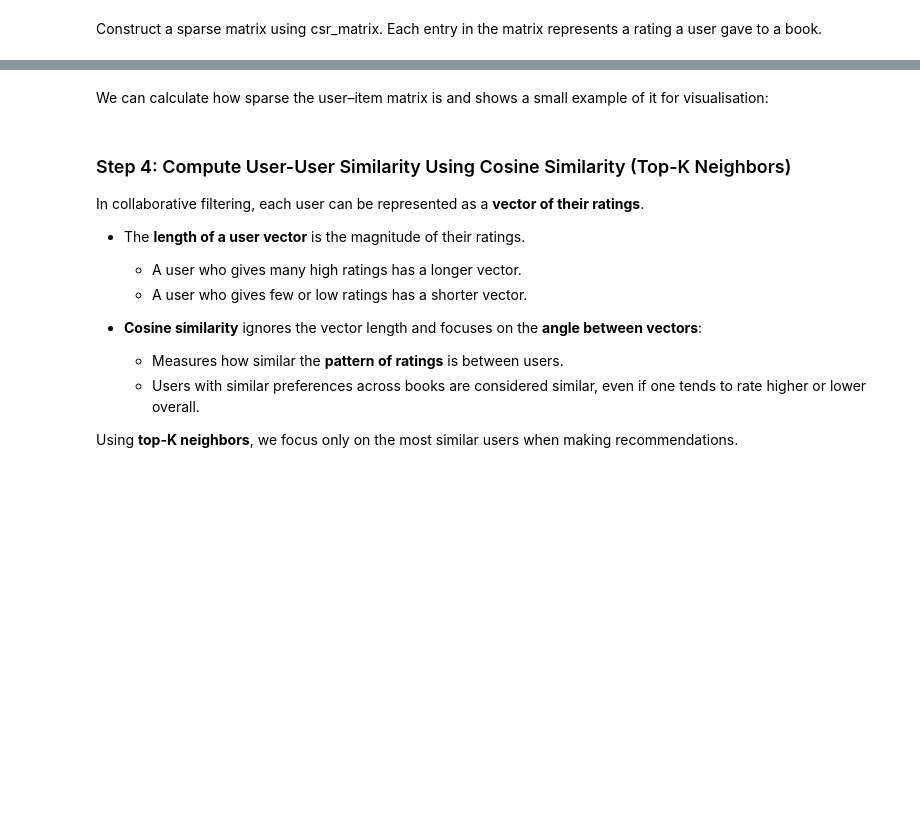
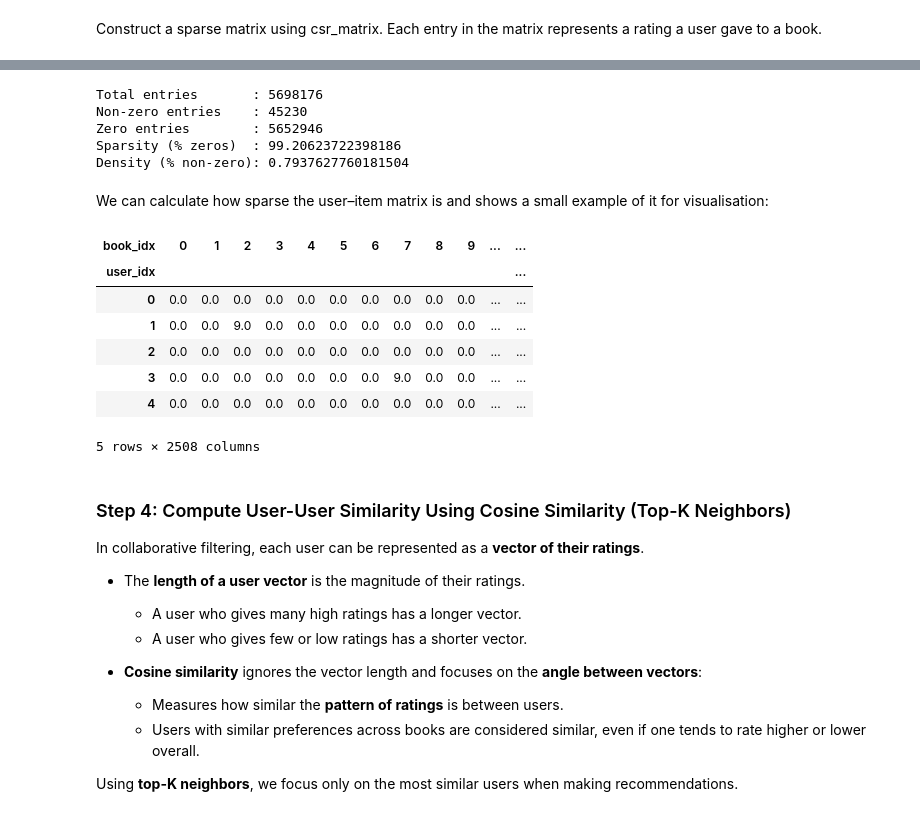
Before and after one commit to saricmilos/what-else-should-I-read, a Jupyter notebook: notebooks/collaborative_filtering.ipynb, the cells around one changed output, grey strips where cells are left out. Drawn from its saved outputs; the diff is of its cells as text; code cells hidden in the pictures; blank space fills up the shorter version.

```diff
--- a/notebooks/collaborative_filtering.ipynb
+++ b/notebooks/collaborative_filtering.ipynb
@@ -305,18 +393,46 @@ train_matrix = csr_matrix(
      (train_df['user_idx'], train_df['book_idx'])),
     shape=(num_users, num_items)
 )
+# %%
+# Total possible entries
+total_entries = train_matrix.shape[0] * train_matrix.shape[1]
+
+# Number of non-zero entries (actual ratings)
+nonzero_entries = train_matrix.nnz
+
+# Zero entries
+zero_entries = total_entries - nonzero_entries
+
+print("Total entries       :", total_entries)
+print("Non-zero entries    :", nonzero_entries)
+print("Zero entries        :", zero_entries)
+
+# Optional: percentage
+print("Sparsity (% zeros)  :", zero_entries / total_entries * 100)
+print("Density (% non-zero):", nonzero_entries / total_entries * 100)
+# %% [output]
+Total entries       : 5698176
+Non-zero entries    : 45230
+Zero entries        : 5652946
+Sparsity (% zeros)  : 99.20623722398186
+Density (% non-zero): 0.7937627760181504
 # %% [markdown]
 We can calculate how sparse the user–item matrix is and shows a small example of it for visualisation:
 # %%
-# Density = proportion of filled ratings
-density = train_matrix.count_nonzero() / (num_users * num_items)
-print(f"Matrix density: {density:.4f}")
-
 # Show a small dense sample (for inspection only)
 train_dense_sample = train_df.pivot_table(
     index='user_idx', columns='book_idx', values='book_rating'
 ).fillna(0)
 train_dense_sample.head()
+# %% [output]
+| book_idx | 0 | 1 | 2 | 3 | 4 | 5 | 6 | 7 | 8 | 9 | ... | ... |
+| user_idx |  |  |  |  |  |  |  |  |  |  |  | ... |
+| 0 | 0.0 | 0.0 | 0.0 | 0.0 | 0.0 | 0.0 | 0.0 | 0.0 | 0.0 | 0.0 | ... | ... |
+| 1 | 0.0 | 0.0 | 9.0 | 0.0 | 0.0 | 0.0 | 0.0 | 0.0 | 0.0 | 0.0 | ... | ... |
+| 2 | 0.0 | 0.0 | 0.0 | 0.0 | 0.0 | 0.0 | 0.0 | 0.0 | 0.0 | 0.0 | ... | ... |
+| 3 | 0.0 | 0.0 | 0.0 | 0.0 | 0.0 | 0.0 | 0.0 | 9.0 | 0.0 | 0.0 | ... | ... |
+| 4 | 0.0 | 0.0 | 0.0 | 0.0 | 0.0 | 0.0 | 0.0 | 0.0 | 0.0 | 0.0 | ... | ... |
+5 rows × 2508 columns
 # %% [markdown]
 ### Step 4: Compute User-User Similarity Using Cosine Similarity (Top-K Neighbors)
 
```
Also changed, not shown: parts of 43 cells of this notebook.
